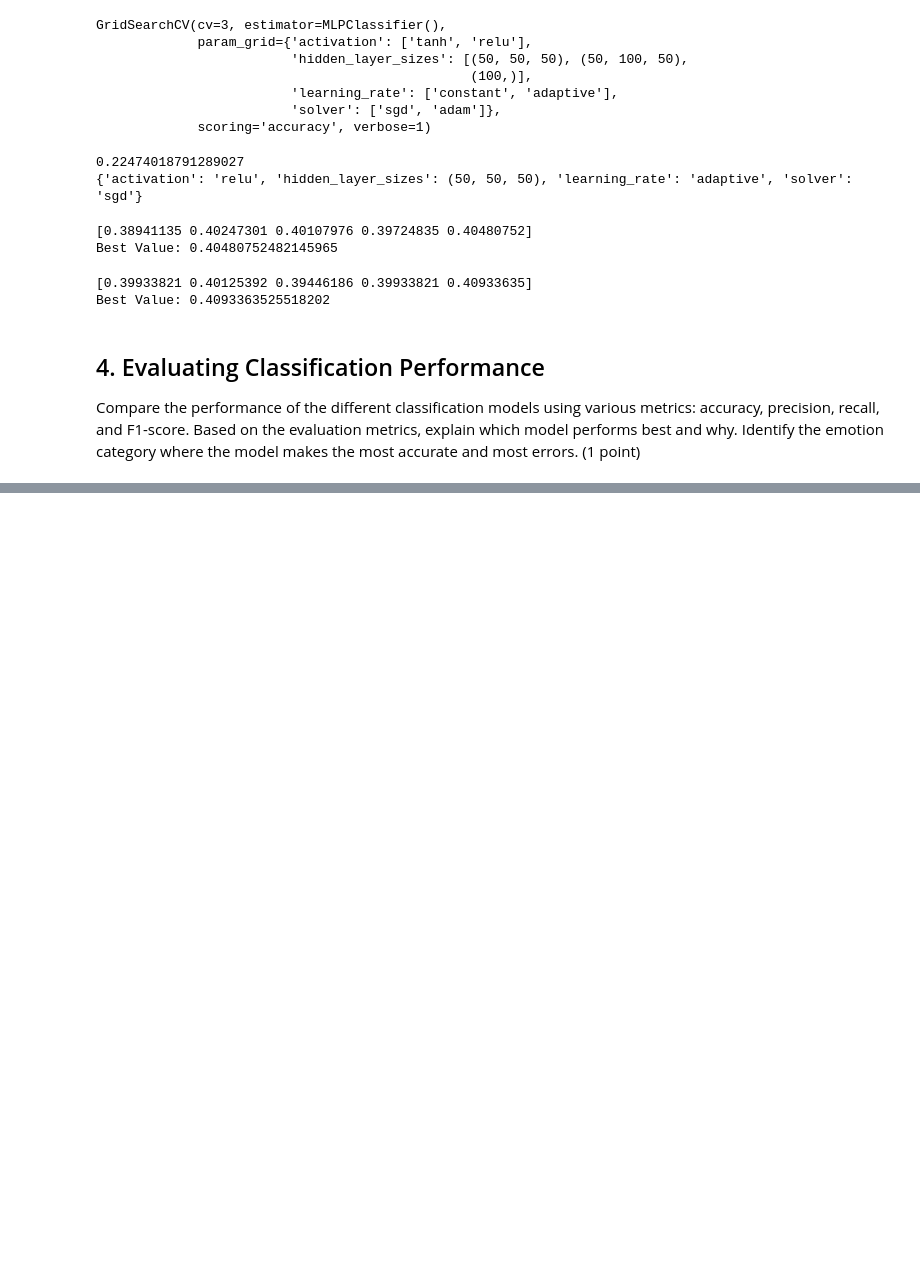
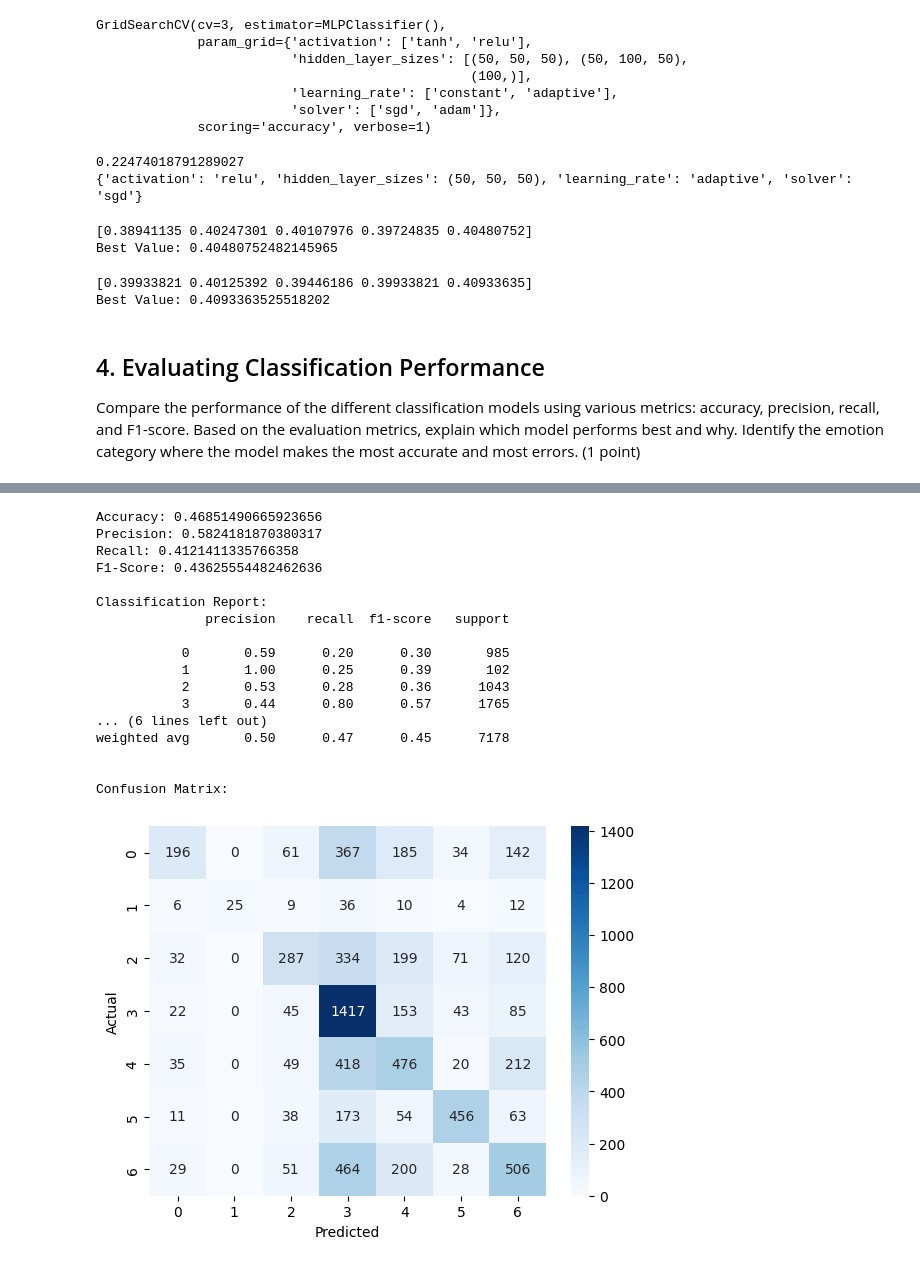
Before and after one commit to xaikyou/Fundamental-ML, a Jupyter notebook: notebooks/EDA.ipynb, the cells around one changed output, grey strips where cells are left out. Drawn from its saved outputs; the diff is of its cells as text; code cells hidden in the pictures; blank space fills up the shorter version.

```diff
--- a/notebooks/EDA.ipynb
+++ b/notebooks/EDA.ipynb
@@ -506,0 +560,23 @@ Based on the evaluation metrics, explain which model performs best and why. Iden
+# %%
+rf = RandomForestClassifier(n_estimators=200, min_samples_split=10, max_features='sqrt', max_depth=45, n_jobs=-1)
+rf.fit(trainX, trainY)
+evaluate_model(rf, testX, testY)
+# %% [output]
+Accuracy: 0.46851490665923656
+Precision: 0.5824181870380317
+Recall: 0.4121411335766358
+F1-Score: 0.43625554482462636
+
+Classification Report:
+              precision    recall  f1-score   support
+
+           0       0.59      0.20      0.30       985
+           1       1.00      0.25      0.39       102
+           2       0.53      0.28      0.36      1043
+           3       0.44      0.80      0.57      1765
+... (6 lines left out)
+weighted avg       0.50      0.47      0.45      7178
+
+
+Confusion Matrix:
+[figure, added]
```
Also changed, not shown: parts of 6 cells of this notebook.
